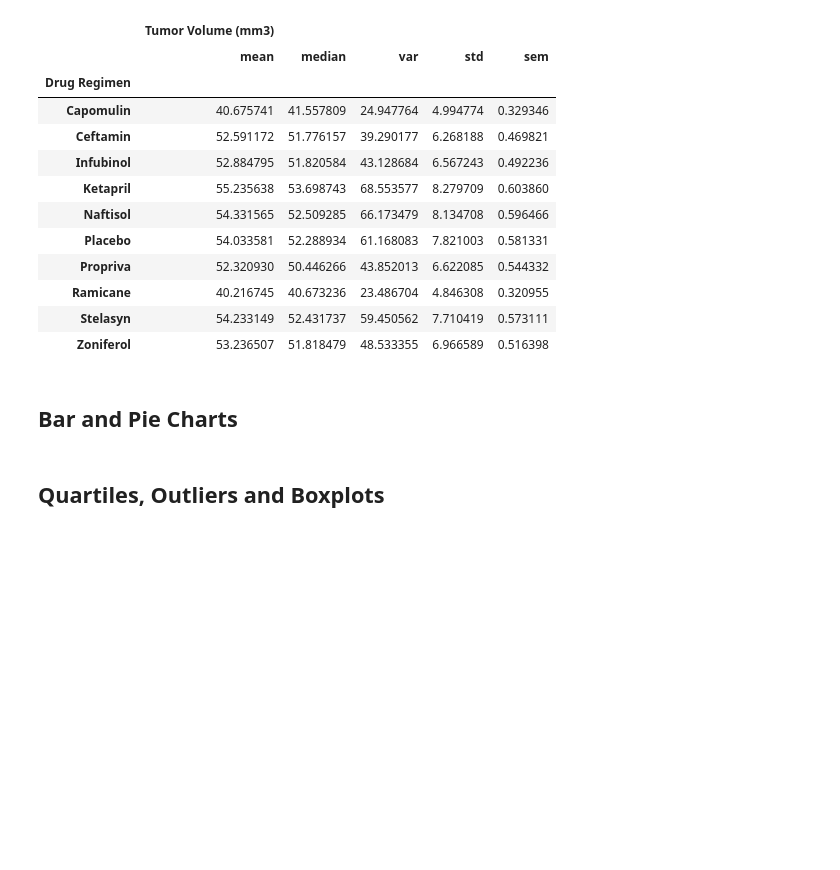
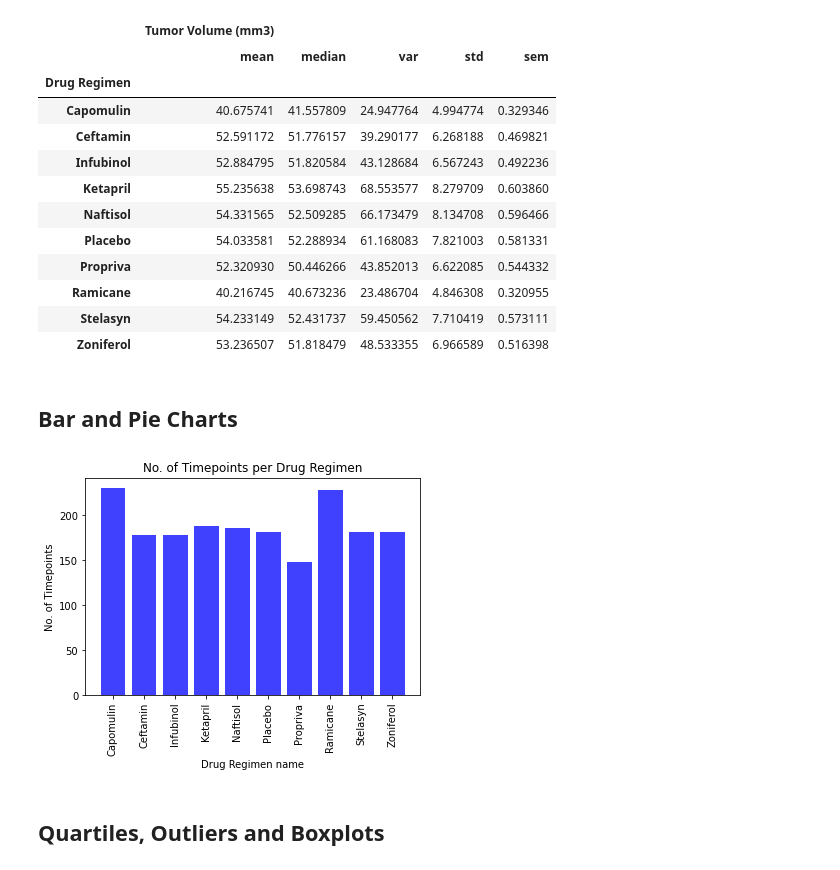
Before and after one commit to LP-116/matplotlib-challenge, a Jupyter notebook: pymaceuticals_starter.ipynb, the cells around one changed output. Saved outputs shown, nothing was run; the diff lists cells and outputs as text; code cells hidden in the pictures; blank space fills up the shorter version.

```diff
--- a/pymaceuticals_starter.ipynb
+++ b/pymaceuticals_starter.ipynb
@@ -176,3 +175,27 @@ tumor_stats
+# %%
+# Generate a bar plot showing the total number of timepoints for all mice tested for each drug regimen using Pandas.
+
+drugs = ["Capomulin", "Ceftamin", "Infubinol", "Ketapril", "Naftisol", "Placebo",
+         "Propriva", "Ramicane", "Stelasyn", "Zoniferol"]
+
+y_axis = drug_group["Timepoint"].count()
+x_axis = np.arange(0, len(drugs))
+tick_locations = []
+
+for x in x_axis:
+    tick_locations.append(x)
+
+
+plt.title("No. of Timepoints per Drug Regimen")
+plt.xlabel("Drug Regimen name")
+plt.ylabel("No. of Timepoints")
+
+
+plt.bar(x_axis, y_axis, facecolor="blue", alpha=0.75, align="center")
+plt.xticks(tick_locations, drugs, rotation=90)
+plt.show()
+# %% [output]
+[figure, added]
 # %%
 # Generate a bar plot showing the total number of timepoints for all mice tested for each drug regimen using pyplot.
 # %%
```
Also changed, not shown: parts of 2 cells of this notebook.
